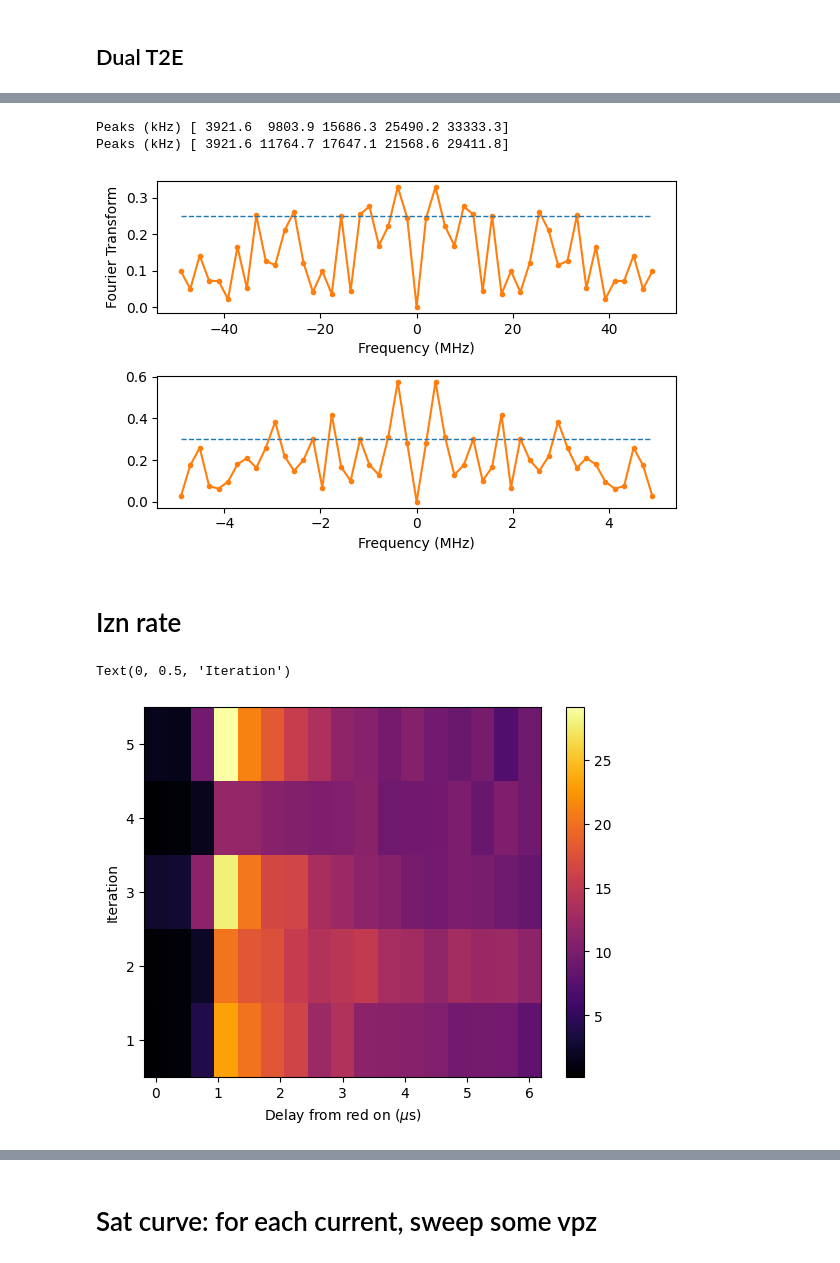
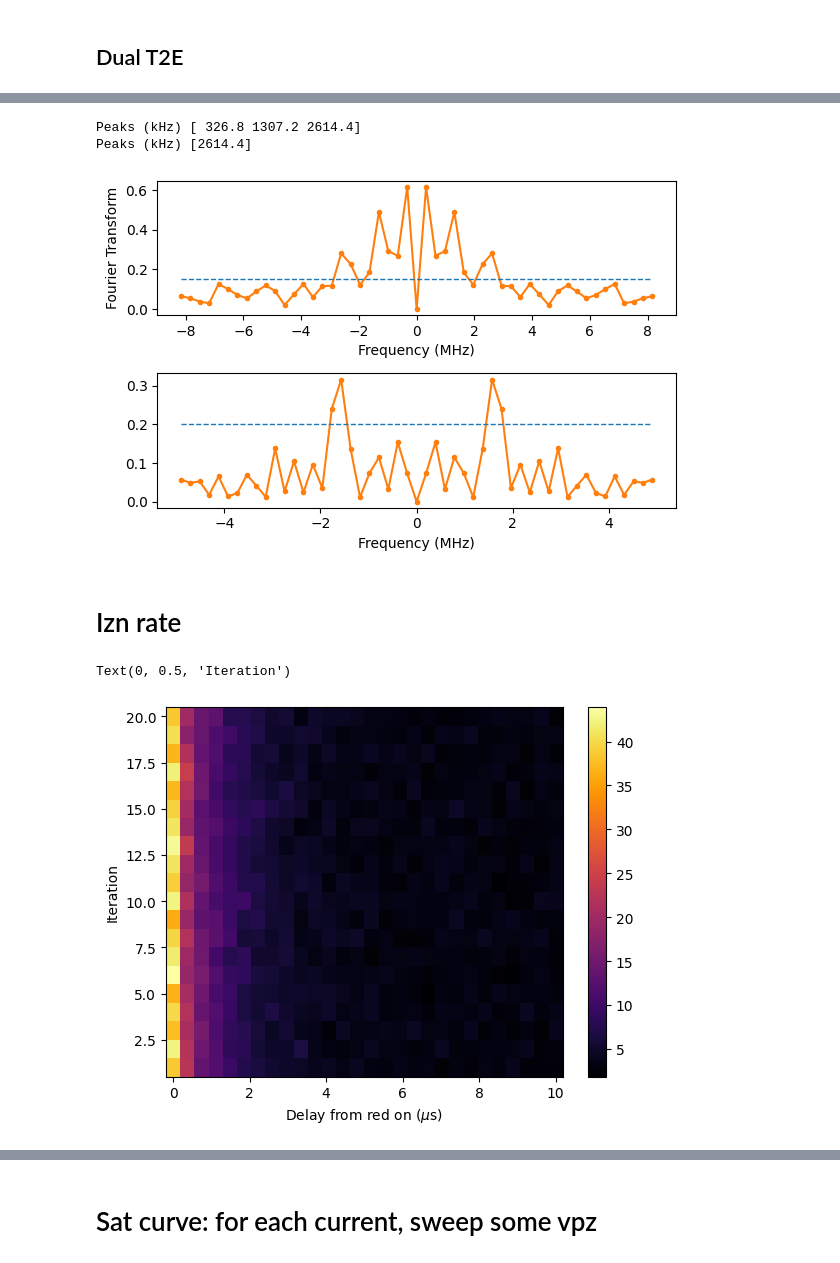
Before and after one commit to lukinlab2d/NV_control, a Jupyter notebook: B00_codes/RedROStat_nb.ipynb, the cells around one changed output, grey strips where cells are left out. Cells and saved outputs as stored; diff of their text form; code cells hidden in the pictures.

```diff
--- a/B00_codes/RedROStat_nb.ipynb
+++ b/B00_codes/RedROStat_nb.ipynb
@@ -453,7 +519,7 @@ for idxs in np.linspace(-1,-3,1):
     axs[0,1].plot(x,y, 'o-', markersize=3, label="sig/ref")
     axs[0,1].set_ylabel('sig/ref')
     axs[0,1].set_xlabel(r"$\tau$ (ns)")
-    axs[0,1].set_ylim((0.15,1.2))
+    # axs[0,1].set_ylim((0.15,1.2))
 
     axs[0,0].plot(x, ys, 'o-', markersize=3, label="sig")
     axs[0,0].plot(x, yr, 'o-', markersize=3, label="ref")
@@ -467,23 +533,23 @@ for idxs in np.linspace(-1,-3,1):
     axs[0,1].set_title('$\pi$-pulse = %.2f $\pm$ %.2f ns' % (popt[1], perr[1]))
     print(popt)
 
-    ################################################################################
-    axs[1,1].plot(x,y2, 'o-', markersize=3, label="sig/ref")
-    axs[1,1].set_ylabel('sig/ref')
-    axs[1,1].set_xlabel(r"$\tau$ (ns)")
-    axs[1,1].set_ylim((0.15,1.2))
+    # ################################################################################
+    # axs[1,1].plot(x,y2, 'o-', markersize=3, label="sig/ref")
+    # axs[1,1].set_ylabel('sig/ref')
+    # axs[1,1].set_xlabel(r"$\tau$ (ns)")
+    # # axs[1,1].set_ylim((0.15,1.2))
 
-    axs[1,0].plot(x, ys2, 'o-', markersize=3, label="sig")
-    axs[1,0].plot(x, yr2, 'o-', markersize=3, label="ref")
-    axs[1,0].legend()
-    axs[1,0].set_xlabel(r"$\tau$ (ns)")
-    axs[1,0].set_ylabel('Counts (kc/s)')
+    # axs[1,0].plot(x, ys2, 'o-', markersize=3, label="sig")
+    # axs[1,0].plot(x, yr2, 'o-', markersize=3, label="ref")
+    # axs[1,0].legend()
+    # axs[1,0].set_xlabel(r"$\tau$ (ns)")
+    # axs[1,0].set_ylabel('Counts (kc/s)')
 
-    guess = (0.66, 50, 0, 0.9, 600)
-    xfit, yfit, popt, perr = dr.fitSinusoidDecay(x, y2, guess=guess)
-    axs[1,1].plot(xfit, yfit, color='C1')
-    axs[1,1].set_title('$\pi$-pulse = %.2f $\pm$ %.2f ns' % (popt[1], perr[1]))
-    print(popt)
+    # guess = (0.66, 50, 0, 0.9, 600)
+    # xfit, yfit, popt, perr = dr.fitSinusoidDecay(x, y2, guess=guess)
+    # axs[1,1].plot(xfit, yfit, color='C1')
+    # axs[1,1].set_title('$\pi$-pulse = %.2f $\pm$ %.2f ns' % (popt[1], perr[1]))
+    # print(popt)
 
 plt.tight_layout()
 # %% [output]
@@ -700,7 +764,7 @@ Peaks (kHz) [ 196.1  588.2  980.4 1568.6 4509.8]
 ## Dual T2E
 # %%
 # T2E
-days = np.linspace(19,20,2)
+days = np.linspace(23,23,1)
 dataArr = []; sigArr = []; refArr = []; idxs = []; data2Arr=[]; sig2Arr=[]; ref2Arr=[]
 for day in days:
     mainFolder = 'C:/Users/lukin2dmaterials/data/2023-11-' + str(int(day)).zfill(2) + '/'
@@ -708,7 +772,7 @@ for day in days:
         if 'T2ERODualNV' in dataFolder:
             if dataFolder[4] == '_': idx = int(dataFolder[1:4])
             else: idx = int(dataFolder[1:5])
-            if (day==19 and idx >= 1335) or (day==20 and idx <= 110):
+            if idx >= 617 and idx <= 620:
                 datafile = mainFolder + dataFolder +'/T2ERODualNVObject_sig2_set.dat'
                 x_s, sig, ref, sig2, ref2 = dr.readDataNoPlotDual(datafile)
                 xPlot = np.array(x_s); sig = np.array(sig); ref = np.array(ref); sig2 = np.array(sig2); ref2 = np.array(ref2)
@@ -786,6 +850,6 @@ plt.tight_layout()
 # %%
 idx = -1   # last used when last idx = 1081   #296
-for idxs in np.linspace(-1,-3,1):
+for idxs in np.linspace(0,2,1):
     idx = int(idxs)
     x = xPlot/1e3
 
@@ -818,5 +882,5 @@ for idxs in np.linspace(-1,-3,1):
     axs[1,0].set_xlabel(r"$\tau$ ($\mu$s)")
     axs[1,0].set_ylabel('Counts (kc/s)')
 
-plt.tight_layout()
+    plt.tight_layout()
 # %% [output]
@@ -824,6 +888,6 @@ plt.tight_layout()
 # %%
 yfourier = np.fft.fft(y-np.average(y)); yfourier = np.abs(yfourier)
-f = np.fft.fftfreq(len(y), 10e-9)/1e6
+f = np.fft.fftfreq(len(y), 60e-9)/1e6
 
 sorted_indices = np.argsort(f)       # Get the indices that would sort f
 f = f[sorted_indices]                # Sort f in ascending order
@@ -860,12 +924,12 @@ def find_peaks(data, threshold=0):
             peaks.append(i)
     return peaks
 
-threshold = 0.25
+threshold = 0.15
 peaks = find_peaks(yfourier, threshold=threshold)
 fpeaks = f[peaks]; fpeaks = fpeaks[int(len(fpeaks)/2):]
 print('Peaks (kHz)', np.round(fpeaks*1e3,1))
 
-threshold2 = 0.3
+threshold2 = 0.2
 peaks2 = find_peaks(yfourier2, threshold=threshold2)
 fpeaks2 = f[peaks2]; fpeaks2 = fpeaks2[int(len(fpeaks2)/2):]
 print('Peaks (kHz)', np.round(fpeaks2*1e3,1))
@@ -876,13 +940,13 @@ axs[1].hlines(y=threshold2, xmin=min(f2), xmax=max(f2), linestyle='--', linewidt
 plt.tight_layout()
 plt.show()
 # %% [output]
-Peaks (kHz) [ 3921.6  9803.9 15686.3 25490.2 33333.3]
-Peaks (kHz) [ 3921.6 11764.7 17647.1 21568.6 29411.8]
+Peaks (kHz) [ 326.8 1307.2 2614.4]
+Peaks (kHz) [2614.4]
-[figure, old version]
+[figure, new version]
 # %% [markdown]
 # Izn rate
 # %%
-days = np.linspace(13,13, 1)
+days = np.linspace(23,23, 1)
 dataArr = []; gArr = []; err_gArr = []; cArr = []; err_cArr = []; r0Arr = []; err_r0Arr = []
 # fig2, ax2 = plt.subplots()
 for day in days:
@@ -892,7 +956,7 @@ for day in days:
         if 'CalibRedROIonizeRate' in dataFolder:
             if dataFolder[4] == '_': idx = int(dataFolder[1:4])
             else: idx = int(dataFolder[1:5])
-            if idx >= 61 and idx <= 65:
+            if idx >= 521 and idx <= 540:
                 read_duration = 250; power = 67; iters = 1e5; power532 = 55; delay1 = 1e3; t532 = 5e3 #durations[idx-7]
                 datafile = mainFolder + dataFolder +'/CalibRedROIonizeRateObject_sig_set.dat'
 
@@ -903,32 +967,32 @@ for day in days:
                         print("Bad data: " + datafile)
                 else:
                     if math.isnan(sig[-1]):
                         x = x[0:-1]; sig = sig[0:-1]
                     x = np.linspace(0, x[-1], len(x))
                     xPlot = x
                     y = sig
                     y = y/(read_duration/1e6)
                     y_avg = running_average(y)
                     dataArr.append(y)
 
                     xfit, yfit, popt, perr = dr.fitDecay(x, y, guess=(0.3,0.03,100))
                     g = 1e3/popt[2]; err_g = 1e3*(perr[2]/popt[2]**2)
                     gArr.append(g); err_gArr.append(err_g)
                     cArr.append(1e3*popt[1]); err_cArr.append(1e3*perr[1])
                     r0Arr.append(yfit[0]*1e3); err_r0Arr.append(1e3*(perr[1]+perr[0]))
 
 dataArr = np.array(dataArr); gArr = np.array(gArr); err_gArr = np.array(err_gArr);
 cArr = np.array(cArr); err_cArr = np.array(err_cArr); r0Arr = np.array(r0Arr); err_r0Arr = np.array(err_r0Arr)
 
 fig, ax = plt.subplots()
 N_datasets = np.size(dataArr,0)
 y = np.linspace(1,N_datasets, N_datasets)
 X, Y = np.meshgrid(xPlot, y)
 plot = ax.pcolormesh(X,Y, dataArr, cmap='inferno')
 fig.colorbar(plot, orientation='vertical')
 ax.set_xlabel("Delay from red on ($\mu$s)")
 ax.set_ylabel(r"Iteration")
 # %% [output]
 Text(0, 0.5, 'Iteration')
-[figure, old version]
+[figure, new version]
 # %%
```
Also changed, not shown: parts of 31 cells of this notebook, 23 other files.
